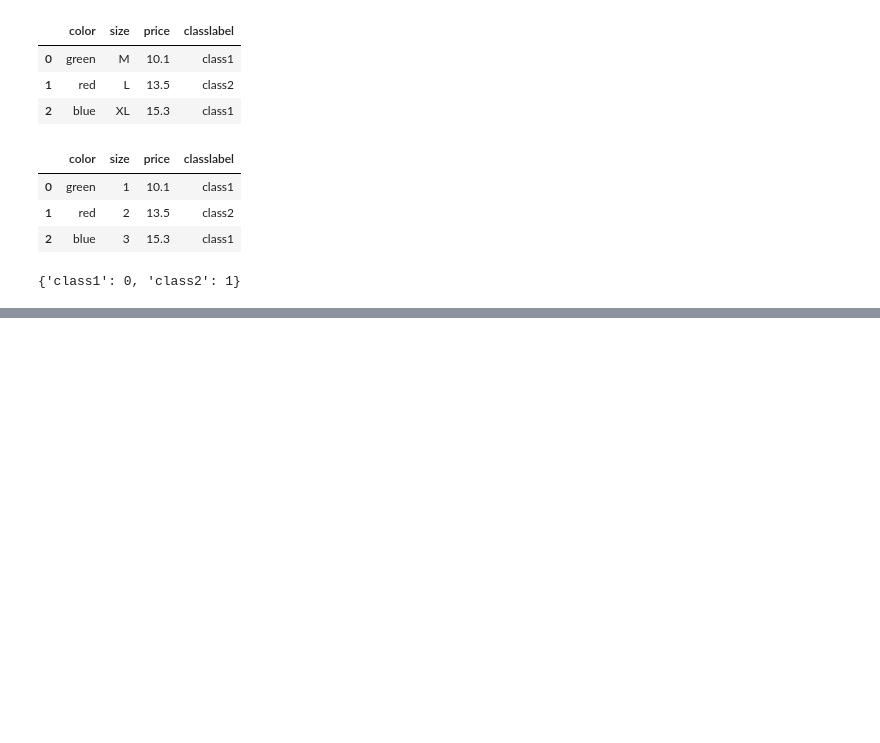
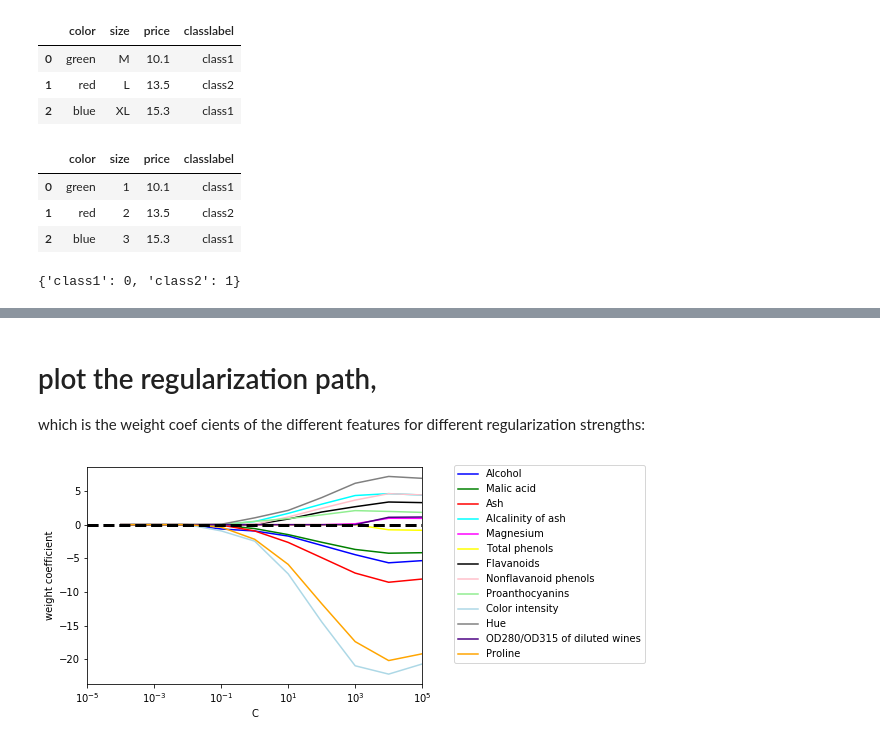
Before and after one commit to nikhil0410/pythonDataScience, a Jupyter notebook: Chapter 4, Building new training set, Data Processing.ipynb, the cells around one changed output, grey strips where cells are left out. Cells and saved outputs as stored; diff of their text form; code cells hidden in the pictures; blank space fills up the shorter version.

Commit message:
added logistic regression to the chapter 4

```diff
--- a/Chapter 4, Building new training set, Data Processing.ipynb
+++ b/Chapter 4, Building new training set, Data Processing.ipynb
@@ -124,0 +154,3 @@ array([0, 1, 0])
+# %%
+df_wine.columns = ['Class label', 'Alcohol','Malic acid', 'Ash','Alcalinity of ash', 'Magnesium','Total phenols', 'Flavanoids','Nonflavanoid phenols','Proanthocyanins','Color intensity', 'Hue','OD280/OD315 of diluted wines','Proline']
+df_wine.columns
@@ -124,0 +167,3 @@ array([0, 1, 0])
+# %%
+X,y = df_wine.iloc[:,1:], df_wine.iloc[:,0]
+X_train,X_test,y_train,y_test = train_test_split(X,y, test_size=0.3,random_state=0)
@@ -124,0 +178,5 @@ array([0, 1, 0])
+# %%
+# stdsc = StandardScaler()
+X_train_std = stdsc.fit_transform(X_train)
+X_test_std = stdsc.transform(X_test)
+X_train_std
@@ -124,0 +192,7 @@ array([0, 1, 0])
+# %%
+#lets try the L1 regularization with LogistiRegression
+from sklearn.linear_model import LogisticRegression
+lr = LogisticRegression(penalty = 'l1', C=01.01)
+lr.fit(X_train_std, y_train)
+print(lr.score(X_train_std,y_train))
+print(lr.score(X_test_std,y_test))
@@ -124,0 +220,31 @@ array([0, 1, 0])
+# %% [markdown]
+# plot the regularization path,
+which is the weight coef cients of the different features for different regularization strengths:
+# %%
+import matplotlib.pyplot as plt
+fig = plt.figure()
+ax = plt.subplot(111)
+colors = ['blue', 'green', 'red', 'cyan', 'magenta', 'yellow', 'black', 'pink', 'lightgreen', 'lightblue', 'gray', 'indigo', 'orange']
+weights,param = [], []
+for c in np.arange(-4,6,dtype=float):
+    #print(c)
+#     po = 10**c
+#     print(po)
+    lr = LogisticRegression(penalty='l1', C=10**c,random_state=0)
+    lr.fit(X_train_std,y_train)
+    weights.append(lr.coef_[1])
+    param.append(10**c)
+weights = np.array(weights)
+for column,color in zip(range(weights.shape[1]),colors):
+    plt.plot(param,weights[:,column], label=df_wine.columns[column+1],color=color)
+
+plt.axhline(0, color='black', linestyle='--', linewidth=3)
+plt.xlim([10**(-5), 10**5])
+plt.ylabel('weight coefficient')
+plt.xlabel('C')
+plt.xscale('log')
+plt.legend(loc='upper left')
+ax.legend(loc='upper center',bbox_to_anchor=(1.38, 1.03),ncol=1, fancybox=True)
+plt.show()
+# %% [output]
+[figure, added]
```
Also changed, not shown: parts of 20 cells of this notebook.
